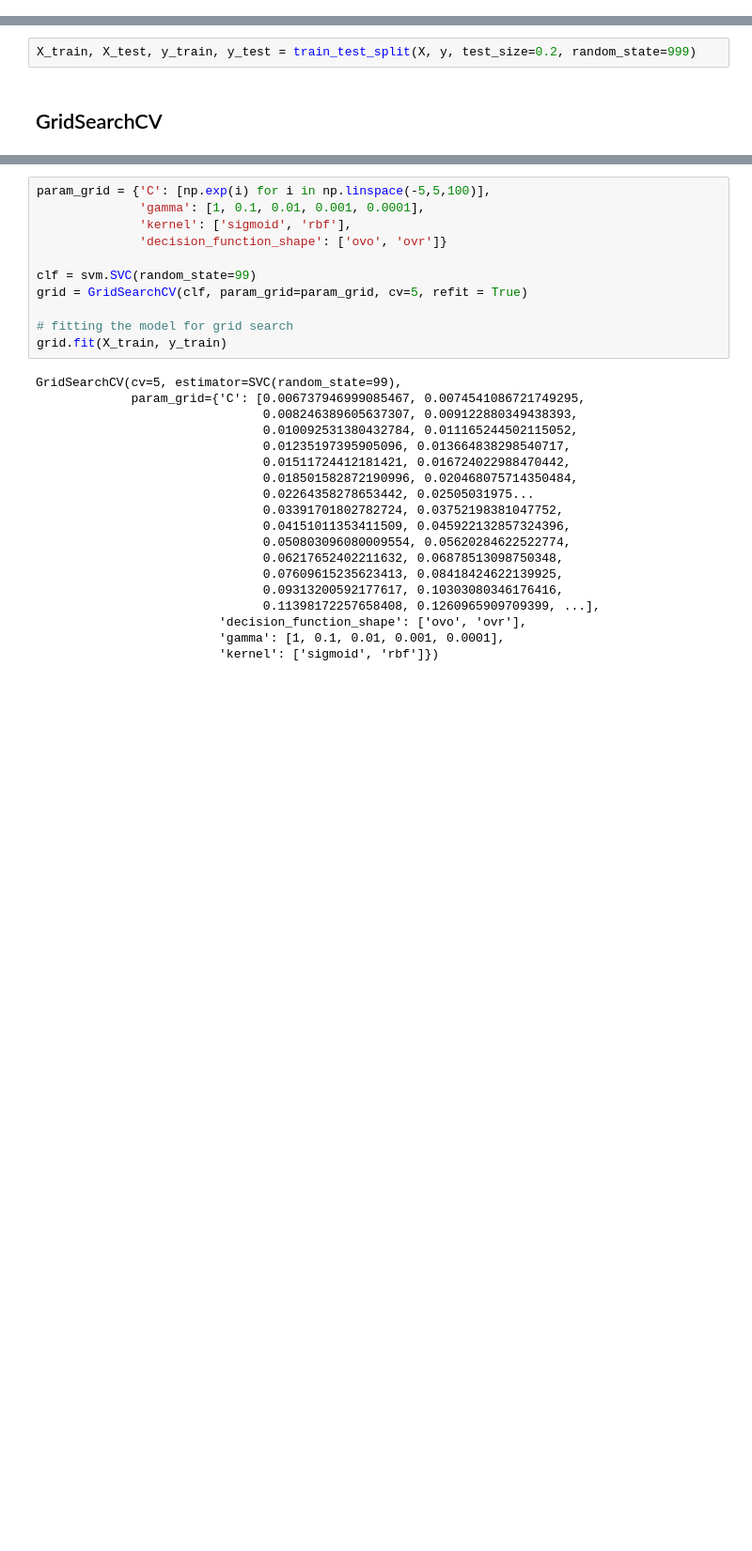
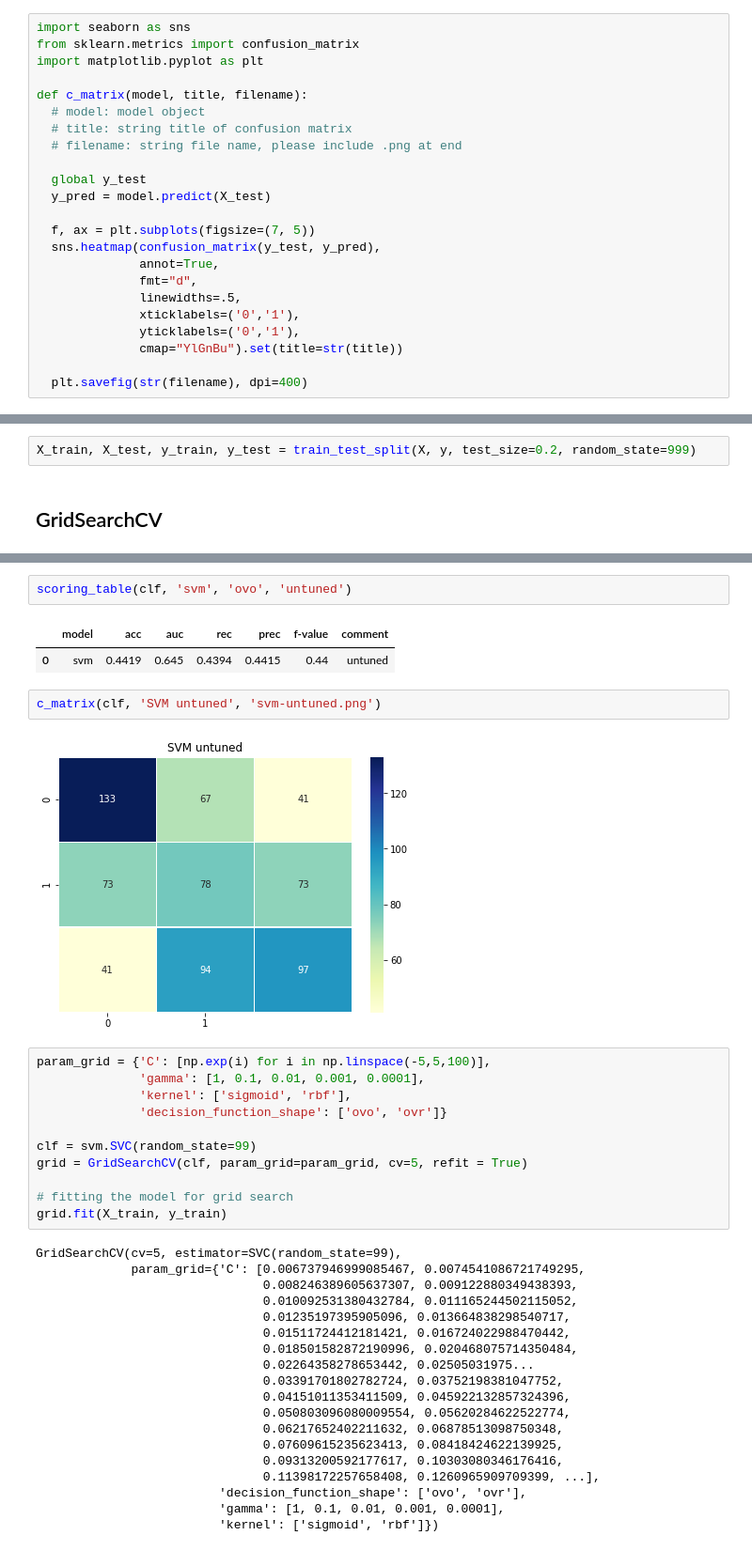
Before and after one commit to glpincus/NYCclean_ML4C, a Jupyter notebook: model_svm.ipynb, the cells around one changed output, grey strips where cells are left out. Shown: that part at 94% size. Drawn from its saved outputs; the diff is of its cells as text; blank space fills up the shorter version.

Commit message:
finalized scoring_table function; added c_matrix function

```diff
--- a/model_svm.ipynb
+++ b/model_svm.ipynb
@@ -71,3 +80,26 @@ def scoring_table(model, model_name, multi_class, comment):
+# %%
+import seaborn as sns
+from sklearn.metrics import confusion_matrix
+import matplotlib.pyplot as plt
+
+def c_matrix(model, title, filename):
+  # model: model object
+  # title: string title of confusion matrix
+  # filename: string file name, please include .png at end
+
+  global y_test
+  y_pred = model.predict(X_test)
+
+  f, ax = plt.subplots(figsize=(7, 5))
+  sns.heatmap(confusion_matrix(y_test, y_pred),
+              annot=True,
+              fmt="d",
+              linewidths=.5,
+              xticklabels=('0','1'),
+              yticklabels=('0','1'),
+              cmap="YlGnBu").set(title=str(title))
+
+  plt.savefig(str(filename), dpi=400)
 # %% [markdown]
 ## Train test split
 # %%
@@ -85,3 +128,12 @@ SVC(random_state=99)
+# %%
+scoring_table(clf, 'svm', 'ovo', 'untuned')
+# %% [output]
+|  | model | acc | auc | rec | prec | f-value | comment |
+| 0 | svm | 0.4419 | 0.645 | 0.4394 | 0.4415 | 0.44 | untuned |
+# %%
+c_matrix(clf, 'SVM untuned', 'svm-untuned.png')
+# %% [output]
+[figure, added]
 # %%
 param_grid = {'C': [np.exp(i) for i in np.linspace(-5,5,100)],
               'gamma': [1, 0.1, 0.01, 0.001, 0.0001],
```
Also changed, not shown: parts of 7 cells of this notebook, 2 other files.
